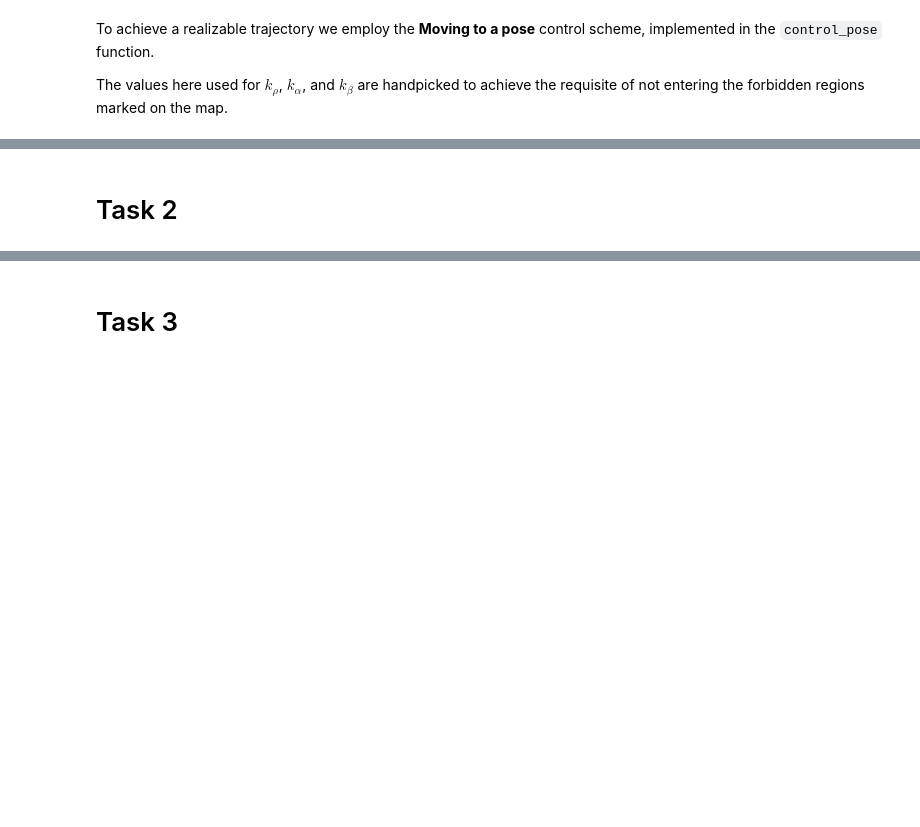
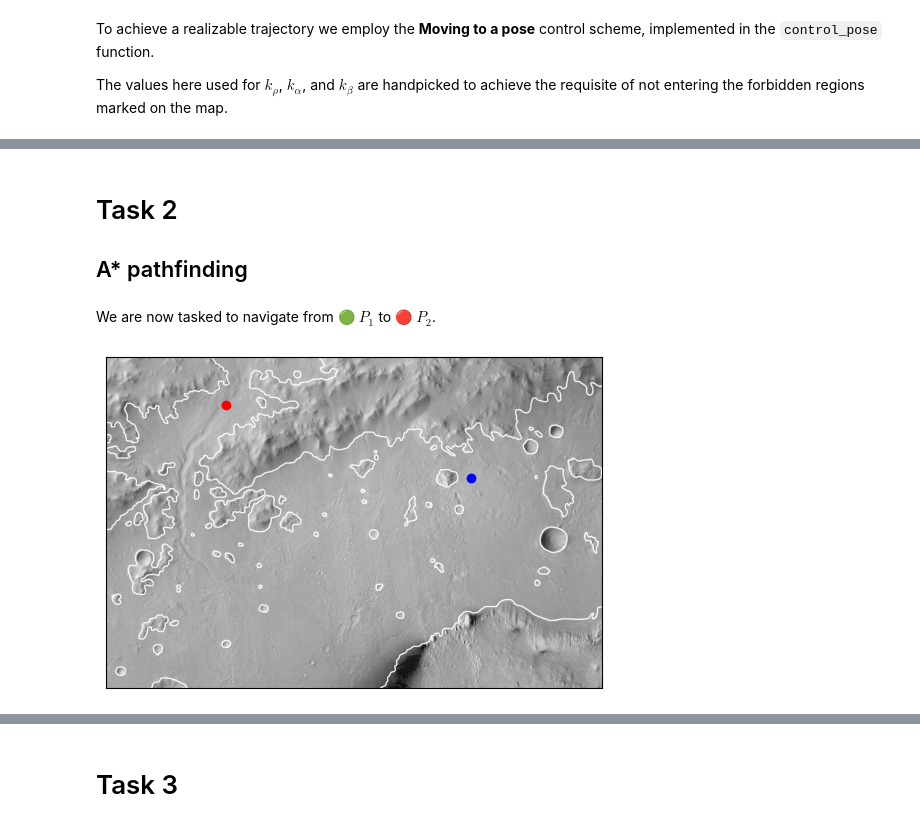
Before and after one commit to Meoli96/Robotic-pathfinding, a Jupyter notebook: main.ipynb, the cells around one changed output, grey strips where cells are left out. Drawn from its saved outputs; the diff is of its cells as text; code cells hidden in the pictures; blank space fills up the shorter version.

```diff
--- a/main.ipynb
+++ b/main.ipynb
@@ -63,7 +70,7 @@ LAxis = 3; # [m] length of the rover wheel axis
 # Points of interest
 P0 = (42.38*10**3, 11.59*10**3)
 P1 = (33.07*10**3, 19.01*10**3)
-P2 = (38.80*10**3, 25.00*10**3)
+P2 = (10.87*10**3, 25.67*10**3)
 
 ### load data from csv file
 # landmarks coordinates
@@ -219,2 +218,12 @@ plt.show()
 # %% [markdown]
 # Task 2
+## A* pathfinding
+# %% [markdown]
+We are now tasked to navigate from &#128994; $P_1$ to &#128308; $P_2$.
+# %%
+mars_grid.plot()
+plt.plot(P1[0]/10, P1[1]/10, 'bo')
+plt.plot(P2[0]/10, P2[1]/10, 'ro')
+plt.show()
+# %% [output]
+[figure, added]
```
Also changed, not shown: parts of 30 cells of this notebook, 4 other files.
